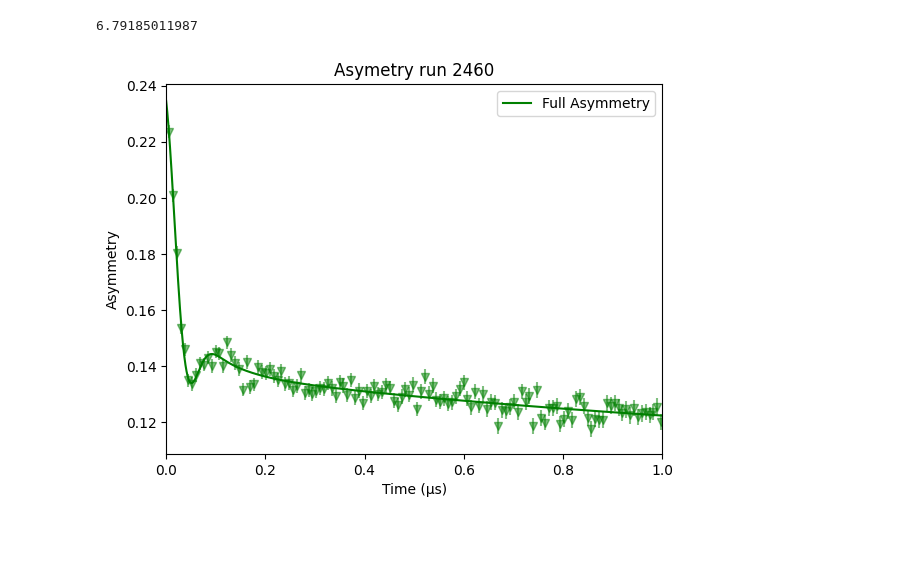
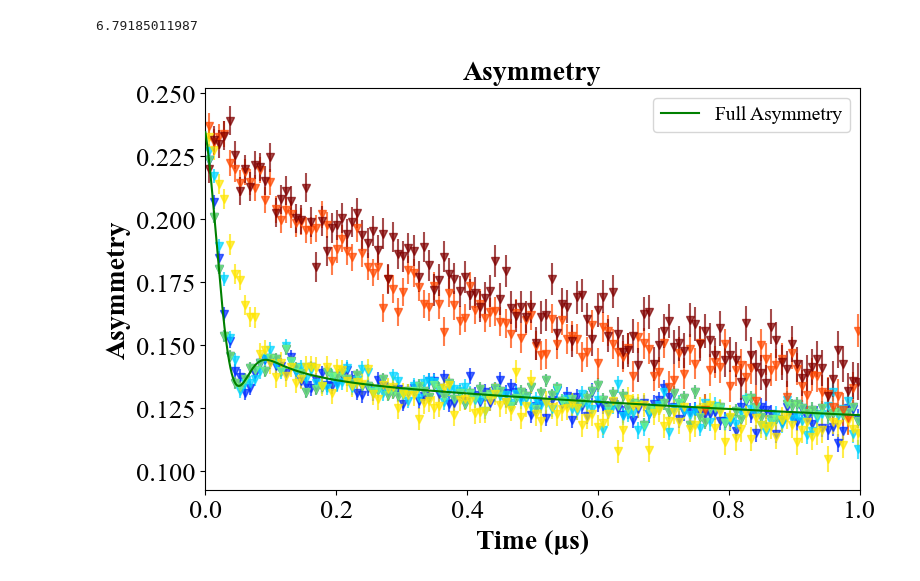
Before and after one commit to Brogan8813/strain-cell, a Jupyter notebook: PPMS_Data_and_Plotting/Plotting/MusrPlotting/New_format_plotting/Beta_1/Spectra_plotting.ipynb, the cells around one changed output. Saved outputs shown, nothing was run; the diff lists cells and outputs as text; code cells hidden in the pictures; blank space fills up the shorter version.

Commit message:
Musr plotting YBO

```diff
--- a/PPMS_Data_and_Plotting/Plotting/MusrPlotting/New_format_plotting/Beta_1/Spectra_plotting.ipynb
+++ b/PPMS_Data_and_Plotting/Plotting/MusrPlotting/New_format_plotting/Beta_1/Spectra_plotting.ipynb
@@ -2,6 +2,10 @@
 import pandas as pd
 import matplotlib.pyplot as plt
 import numpy as np
+import matplotlib.cm as cm
+from matplotlib import pyplot as plt, font_manager as fm
+plt.rcParams['figure.figsize'] = [6,3]
+
 def muon_asymmetry(
     t,
     f_F,             # ordered volume fraction
@@ -45,39 +49,82 @@ def muon_asymmetry(
 #path = 'C:/Users/thoma/Documents/Physics_Work/Python Scripts/strain-cell/PPMS_Data_and_Plotting/Plotting/MusrPlotting/New_format_plotting/Beta_1/Spectra/'
 
 path = 'C:/Users/TXB909/Documents/strain-cell/PPMS_Data_and_Plotting/Plotting/MusrPlotting/New_format_plotting/Beta_1/Spectra/'
+
 datafile = '2460_80pack_0_1.dat'
+
+datafiles= ['2460_80pack_0_1.dat',
+            #'2461_80pack_0_1.dat',
+            #'2462_80pack_0_1.dat',
+            #'2463_80pack_0_1.dat',
+            '2464_80pack_0_1.dat',
+            '2465_80pack_0_1.dat',
+            '2460_80pack_0_1.dat',
+            '2467_80pack_0_1.dat',
+            '2468_80pack_0_1.dat',
+            #'2469_80pack_0_1.dat',
+            #'2470_80pack_0_1.dat',
+            #'2471_80pack_0_1.dat',
+            '2472_80pack_0_1.dat',
+]
 
 
 times = np.linspace(0,1, 10000)
 t=np.array(times)
 f_F=0.8369
 sigma=28.5
 nu=501.1
 phi=21.5
 lam_tail=15.3
 lam_para=1
 lam_Ag=0.038          # λ_Ag
 beta_tail=1       # β_ta
 beta_para=1         # β_2
 beta_Ag=1
 A_T=0.2392
 Ag_F=0.5
 
-
+'''
 df = pd.read_csv(path + datafile, sep=',\s*', engine='python')
 plt.ylabel('Asymmetry')
 plt.xlabel('Time (μs)')
 x=df['xData0']
 y=df['data0']
 yerr=df['errData0']
+
+
 plt.errorbar(x, y, yerr=yerr, fmt='vg',alpha=.5)
 A=muon_asymmetry(t, f_F,sigma,nu,phi,lam_tail,lam_para,lam_Ag,beta_tail,beta_para,beta_Ag,A_T,Ag_F)
+'''
 
+dfs = [pd.read_csv((path+fname), sep=',\s*', engine='python') for fname in datafiles]
+
+cmap = cm.get_cmap('jet', len(dfs))
+
+a= 'C:\\Windows\\Fonts\\times.TTF'
+fprop = fm.FontProperties(fname=a)
+plt.rcParams['font.family'] = fprop.get_name()
+plt.rcParams['figure.figsize'] = [8,5]
+
+plt.rc('xtick', labelsize=19)
+plt.rc('ytick', labelsize=19)
+
+for i, df in enumerate(dfs):
+    x=df['xData0']
+    y=df['data0']
+    yerr=df['errData0']
+    plt.errorbar(x, y, yerr=yerr, fmt='v', color=cmap(i),alpha=.7, zorder=1)#, label=f'{2460+i}')
+
+
+A=muon_asymmetry(t, f_F,sigma,nu,phi,lam_tail,lam_para,lam_Ag,beta_tail,beta_para,beta_Ag,A_T,Ag_F)
+
+plt.ylabel('Asymmetry',fontsize=20,weight='bold')
+plt.xlabel('Time (μs)',fontsize=20,weight='bold')
 plt.xlim(0,1)
-plt.plot(times, A, label='Full Asymmetry', color='g')
-plt.legend()
-plt.title('Asymetry run 2460')
+plt.plot(times, A, label='Full Asymmetry', color='g', zorder=10)
+plt.tight_layout()
+plt.legend(loc='upper right',fontsize=14)
+plt.title('Asymmetry',fontsize=20,weight='bold')
 plt.show()
 # %% [output]
 6.79185011987
-[figure, old version]
+[figure, new version]
```
Also changed, not shown: 5 other files.
